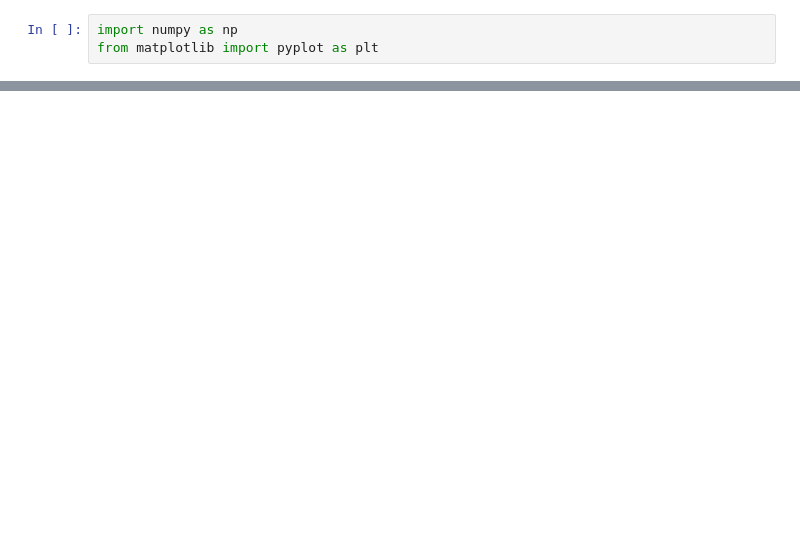
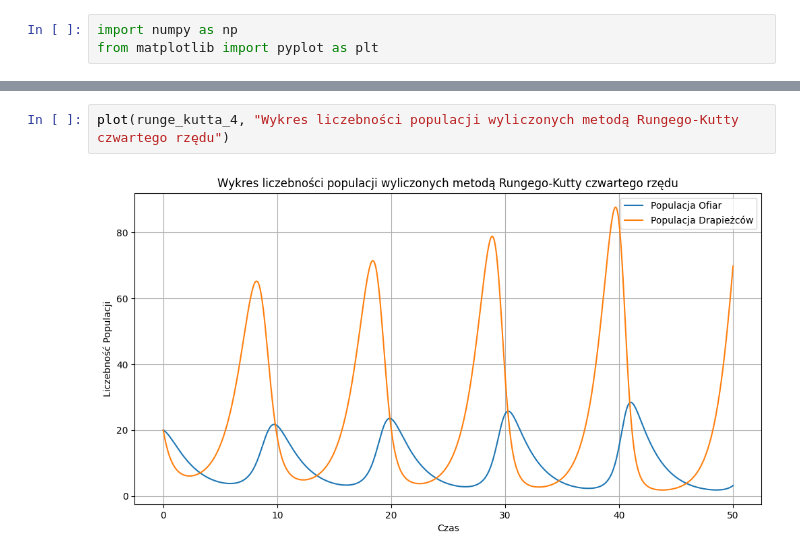
Before and after one commit to lythx/MOWNIT, a Jupyter notebook: lab10/zad.ipynb, the cells around one changed output, grey strips where cells are left out. Drawn from its saved outputs; the diff is of its cells as text; blank space fills up the shorter version.

```diff
--- a/lab10/zad.ipynb
+++ b/lab10/zad.ipynb
@@ -87,0 +101,4 @@ plt.show()
+# %%
+plot(runge_kutta_4, "Wykres liczebności populacji wyliczonych metodą Rungego-Kutty czwartego rzędu")
+# %% [output]
+[figure, added]
```
Also changed, not shown: parts of 8 cells of this notebook, 1 other file.
